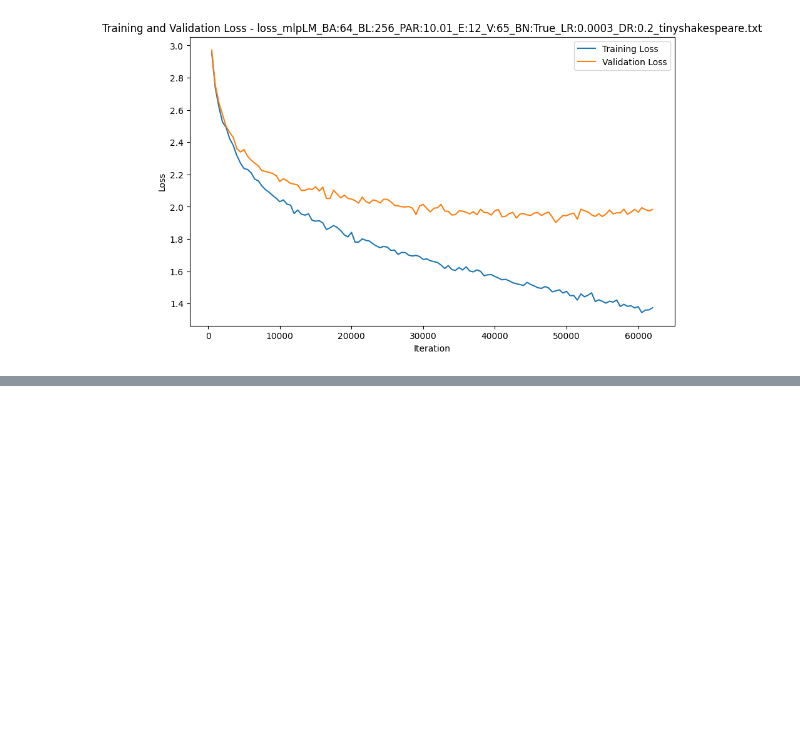
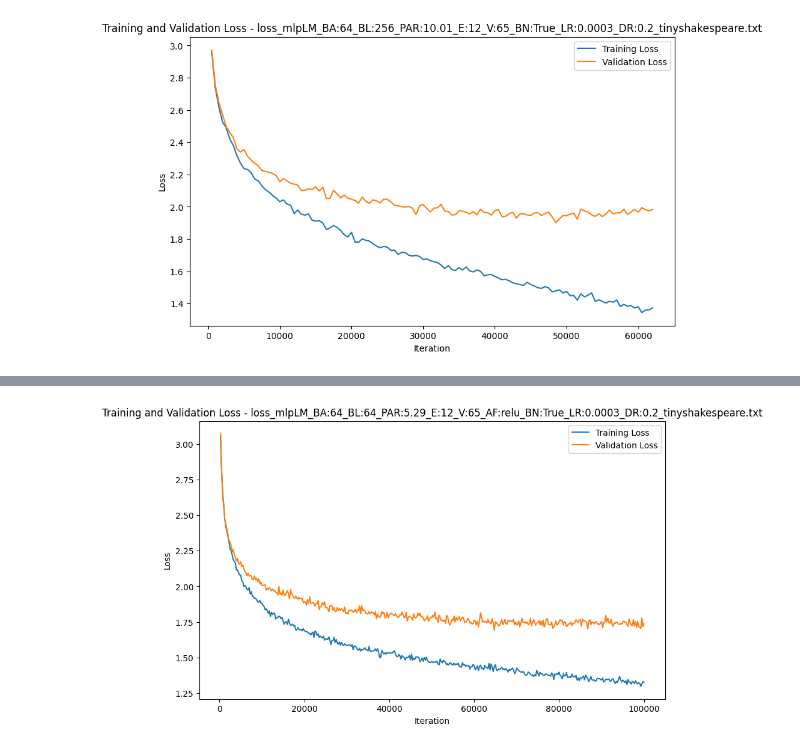
Before and after one commit to weedge/doraemon-nb, a Jupyter notebook: simple_lm.ipynb, the cells around one changed output, grey strips where cells are left out. Drawn from its saved outputs; the diff is of its cells as text; code cells hidden in the pictures; blank space fills up the shorter version.

Commit message:
simple_lm

```diff
--- a/simple_lm.ipynb
+++ b/simple_lm.ipynb
@@ -192,0 +241,4 @@ show(["baby-llm/simpleLM/loss_mlpLM_BA:64_BL:256_PAR:10.01_E:12_V:65_BN:True_LR:
+# %%
+show(["baby-llm/simpleLM/loss_mlpLM_BA:64_BL:64_PAR:5.29_E:12_V:65_AF:relu_BN:True_LR:0.0003_DR:0.2_tinyshakespeare.txt"])
+# %% [output]
+[figure, added]
```
Also changed, not shown: parts of 8 cells of this notebook.
